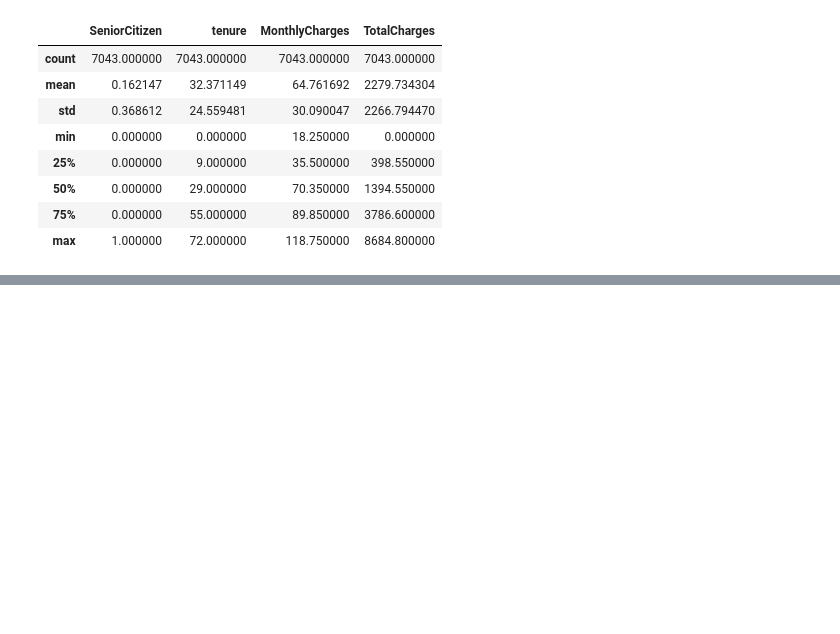
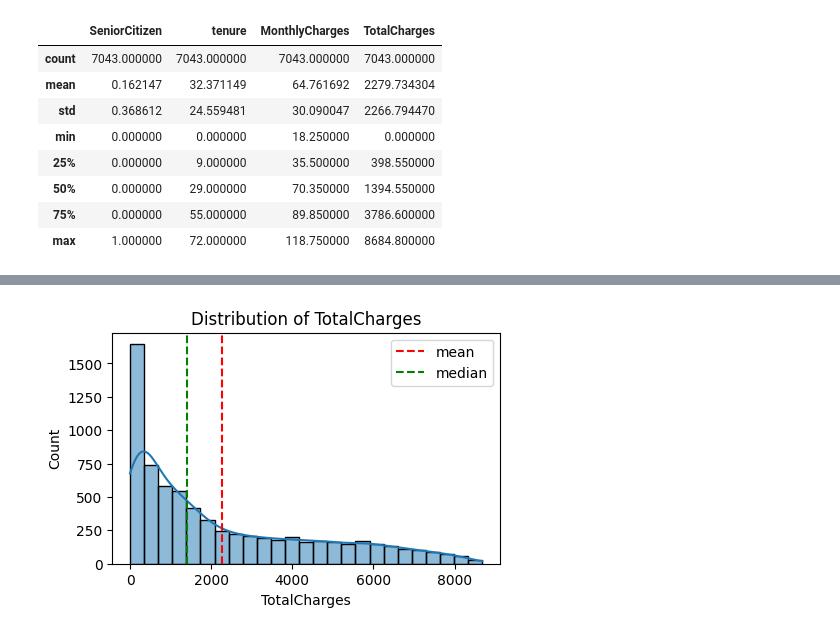
Before and after one commit to yshanukajay/Customer_churn_pred, a Jupyter notebook: Customer_churn_prediction.ipynb, the cells around one changed output, grey strips where cells are left out. Saved outputs shown, nothing was run; the diff lists cells and outputs as text; code cells hidden in the pictures; blank space fills up the shorter version.

```diff
--- a/Customer_churn_prediction.ipynb
+++ b/Customer_churn_prediction.ipynb
@@ -146,0 +168,4 @@ df.describe()
+# %%
+plot_histogram(df, 'TotalCharges')
+# %% [output]
+[figure, added]
```
Also changed, not shown: parts of 11 cells of this notebook.
